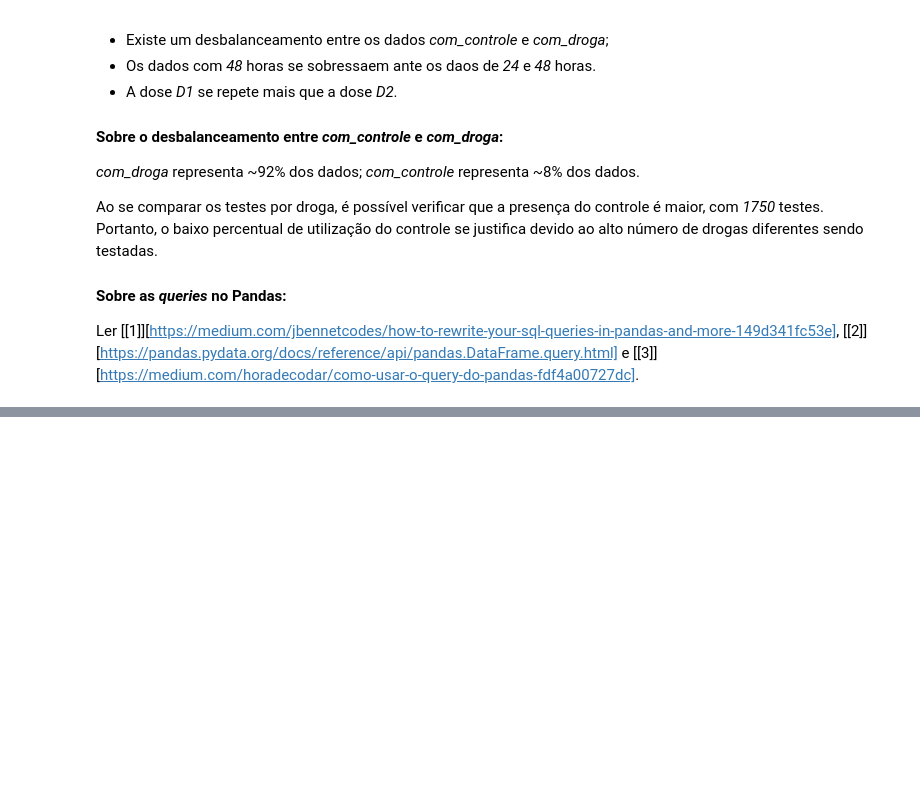
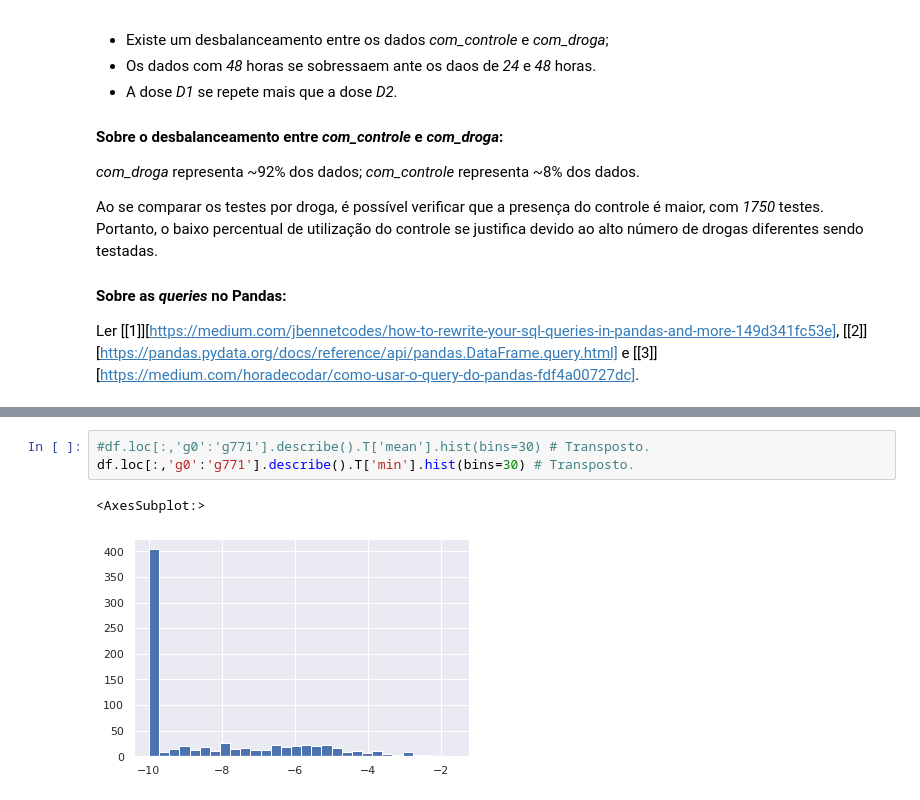
Before and after one commit to uesleisutil/ImersaoDados, a Jupyter notebook: imersao.ipynb, the cells around one changed output, grey strips where cells are left out. Saved outputs shown, nothing was run; the diff lists cells and outputs as text; blank space fills up the shorter version.

```diff
--- a/imersao.ipynb
+++ b/imersao.ipynb
@@ -177,0 +237,6 @@ Ler [[1]][https://medium.com/jbennetcodes/how-to-rewrite-your-sql-queries-in-pan
+# %%
+#df.loc[:,'g0':'g771'].describe().T['mean'].hist(bins=30) # Transposto.
+df.loc[:,'g0':'g771'].describe().T['min'].hist(bins=30) # Transposto.
+# %% [output]
+<AxesSubplot:>
+[figure, added]
```
Also changed, not shown: parts of 15 cells of this notebook.
